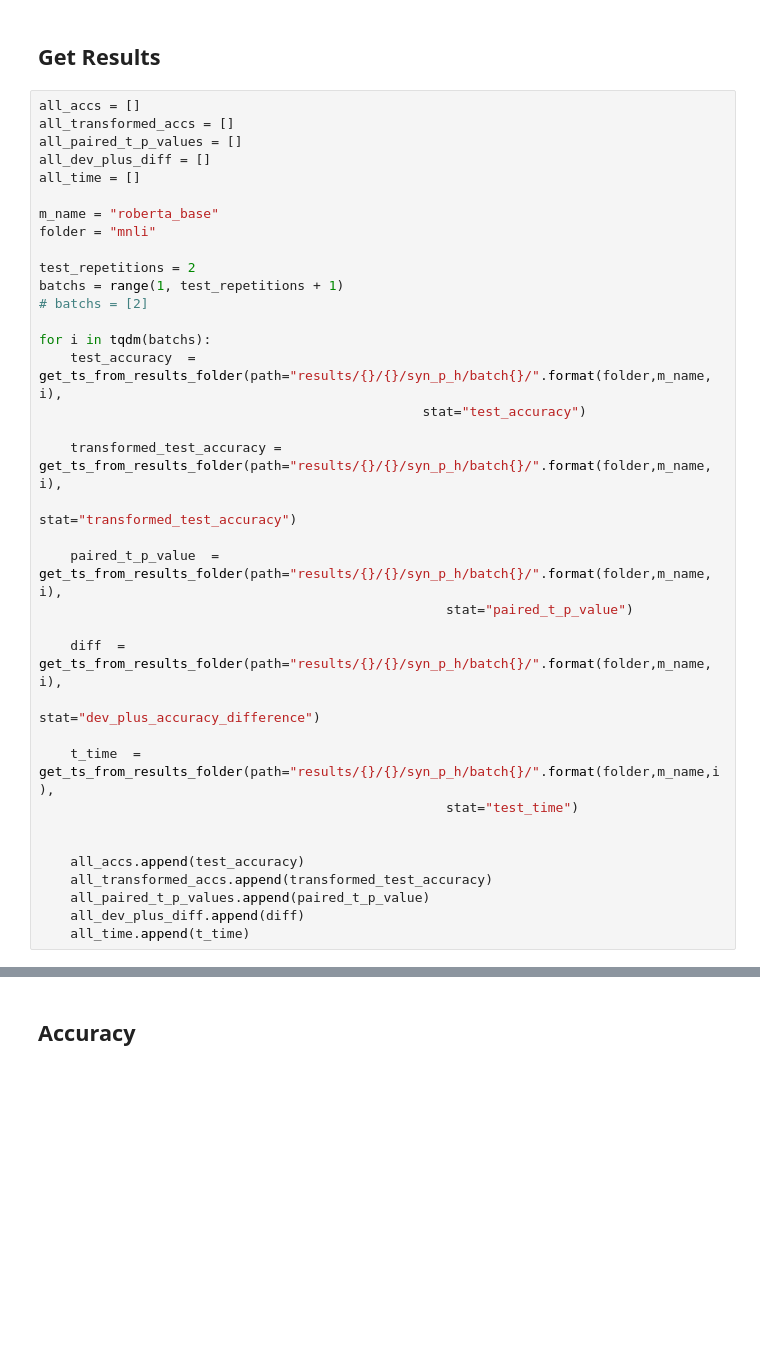
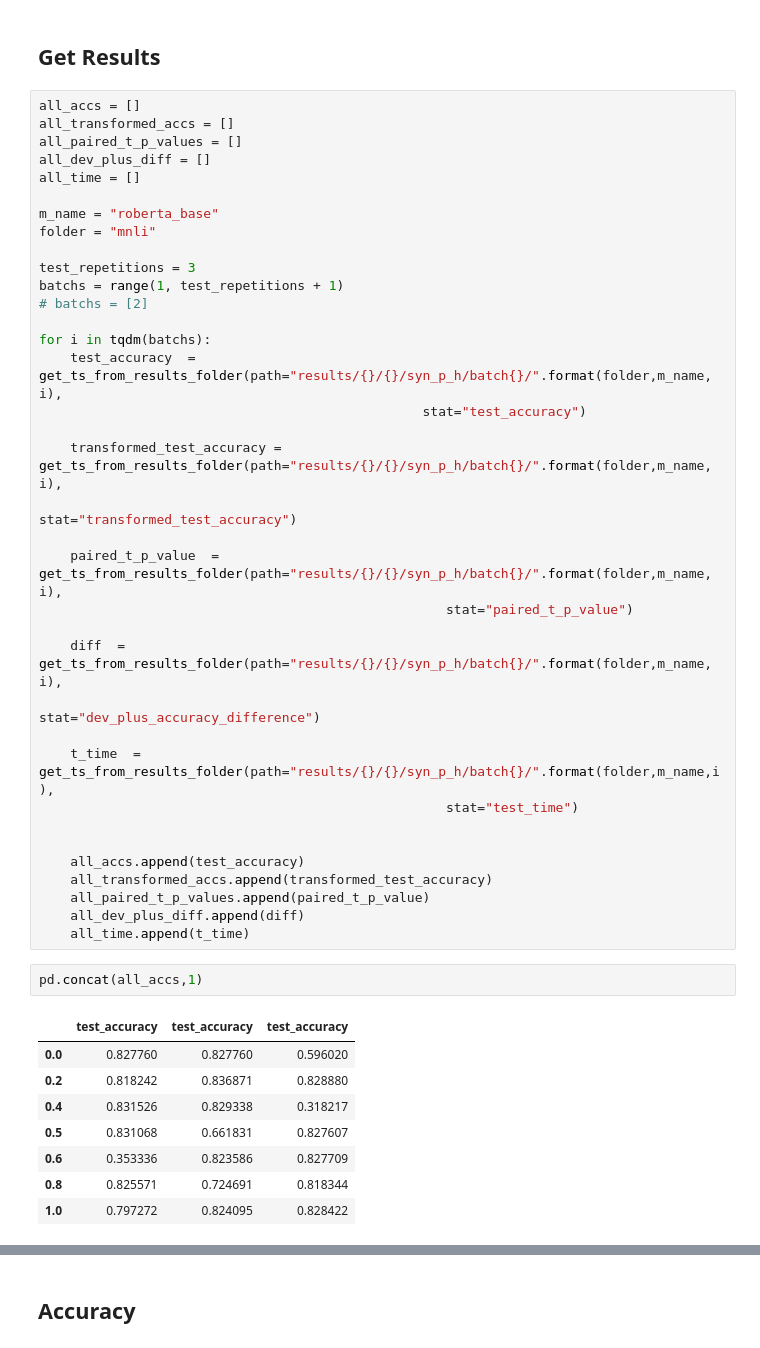
Before and after one commit to lukewanless/looking-for-equivalences, a Jupyter notebook: src/check_results_roberta_base_p_and_h_MNLI.ipynb, the cells around one changed output, grey strips where cells are left out. Cells and saved outputs as stored; diff of their text form; blank space fills up the shorter version.

```diff
--- a/src/check_results_roberta_base_p_and_h_MNLI.ipynb
+++ b/src/check_results_roberta_base_p_and_h_MNLI.ipynb
@@ -23,7 +23,7 @@ all_time = []
 m_name = "roberta_base"
 folder = "mnli"
 
-test_repetitions = 2
+test_repetitions = 3
 batchs = range(1, test_repetitions + 1)
 # batchs = [2]
 
@@ -49,6 +49,17 @@ for i in tqdm(batchs):
     all_paired_t_p_values.append(paired_t_p_value)
     all_dev_plus_diff.append(diff)
     all_time.append(t_time)
+# %%
+pd.concat(all_accs,1)
+# %% [output]
+|  | test_accuracy | test_accuracy | test_accuracy |
+| 0.0 | 0.827760 | 0.827760 | 0.596020 |
+| 0.2 | 0.818242 | 0.836871 | 0.828880 |
+| 0.4 | 0.831526 | 0.829338 | 0.318217 |
+| 0.5 | 0.831068 | 0.661831 | 0.827607 |
+| 0.6 | 0.353336 | 0.823586 | 0.827709 |
+| 0.8 | 0.825571 | 0.724691 | 0.818344 |
+| 1.0 | 0.797272 | 0.824095 | 0.828422 |
 # %%
 total_time = pd.concat(all_time,1).sum().sum()
 n_params = 125238531
```
Also changed, not shown: parts of 4 cells of this notebook, 3 other files.
